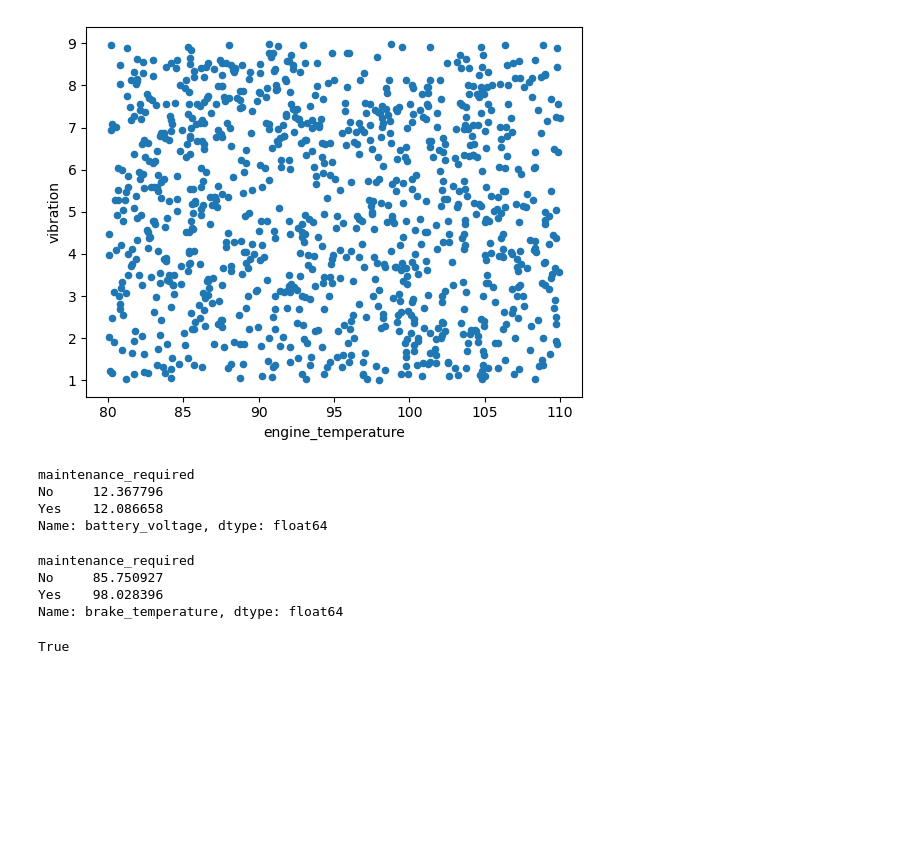
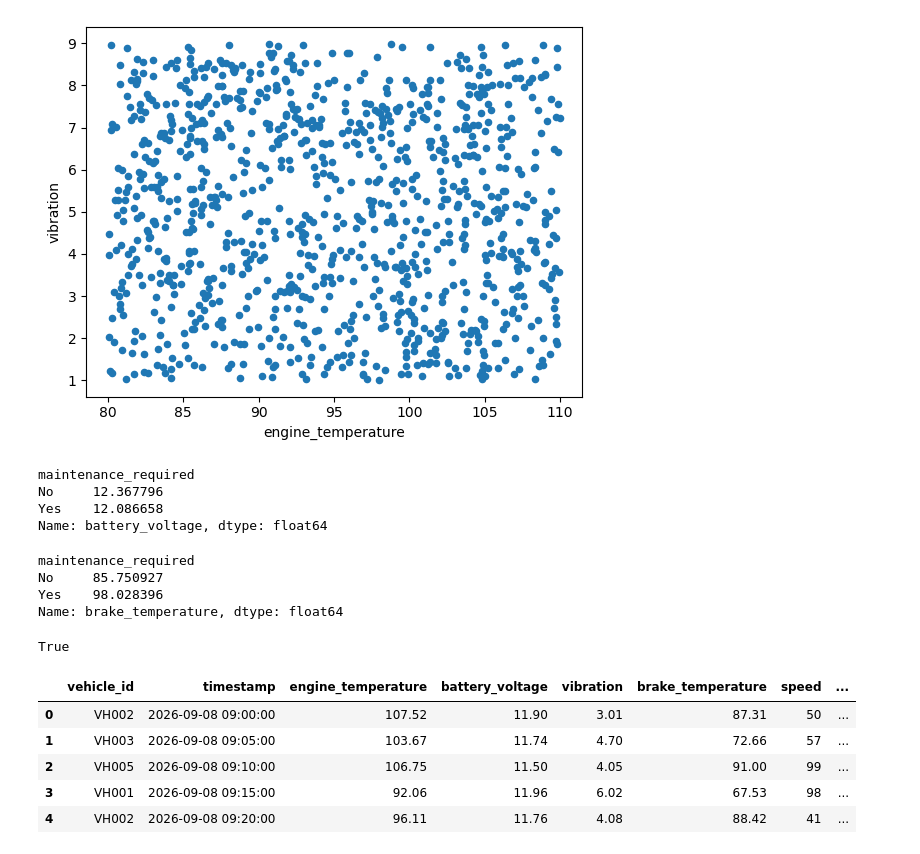
Before and after one commit to sampath-2147/vehicle-predictive-maintenance, a Jupyter notebook: notebooks/01_data_exploration.ipynb, the cells around one changed output. Drawn from its saved outputs; the diff is of its cells as text; code cells hidden in the pictures; blank space fills up the shorter version.

```diff
--- a/notebooks/01_data_exploration.ipynb
+++ b/notebooks/01_data_exploration.ipynb
@@ -321,3 +321,12 @@ import os
 os.path.exists("../data/processed/vehicle_sensor_data_cleaned.csv")
 # %% [output]
 True
+# %%
+df.head()
+# %% [output]
+|  | vehicle_id | timestamp | engine_temperature | battery_voltage | vibration | brake_temperature | speed | ... |
+| 0 | VH002 | 2026-09-08 09:00:00 | 107.52 | 11.90 | 3.01 | 87.31 | 50 | ... |
+| 1 | VH003 | 2026-09-08 09:05:00 | 103.67 | 11.74 | 4.70 | 72.66 | 57 | ... |
+| 2 | VH005 | 2026-09-08 09:10:00 | 106.75 | 11.50 | 4.05 | 91.00 | 99 | ... |
+| 3 | VH001 | 2026-09-08 09:15:00 | 92.06 | 11.96 | 6.02 | 67.53 | 98 | ... |
+| 4 | VH002 | 2026-09-08 09:20:00 | 96.11 | 11.76 | 4.08 | 88.42 | 41 | ... |
```
Also changed, not shown: 7 other files.
